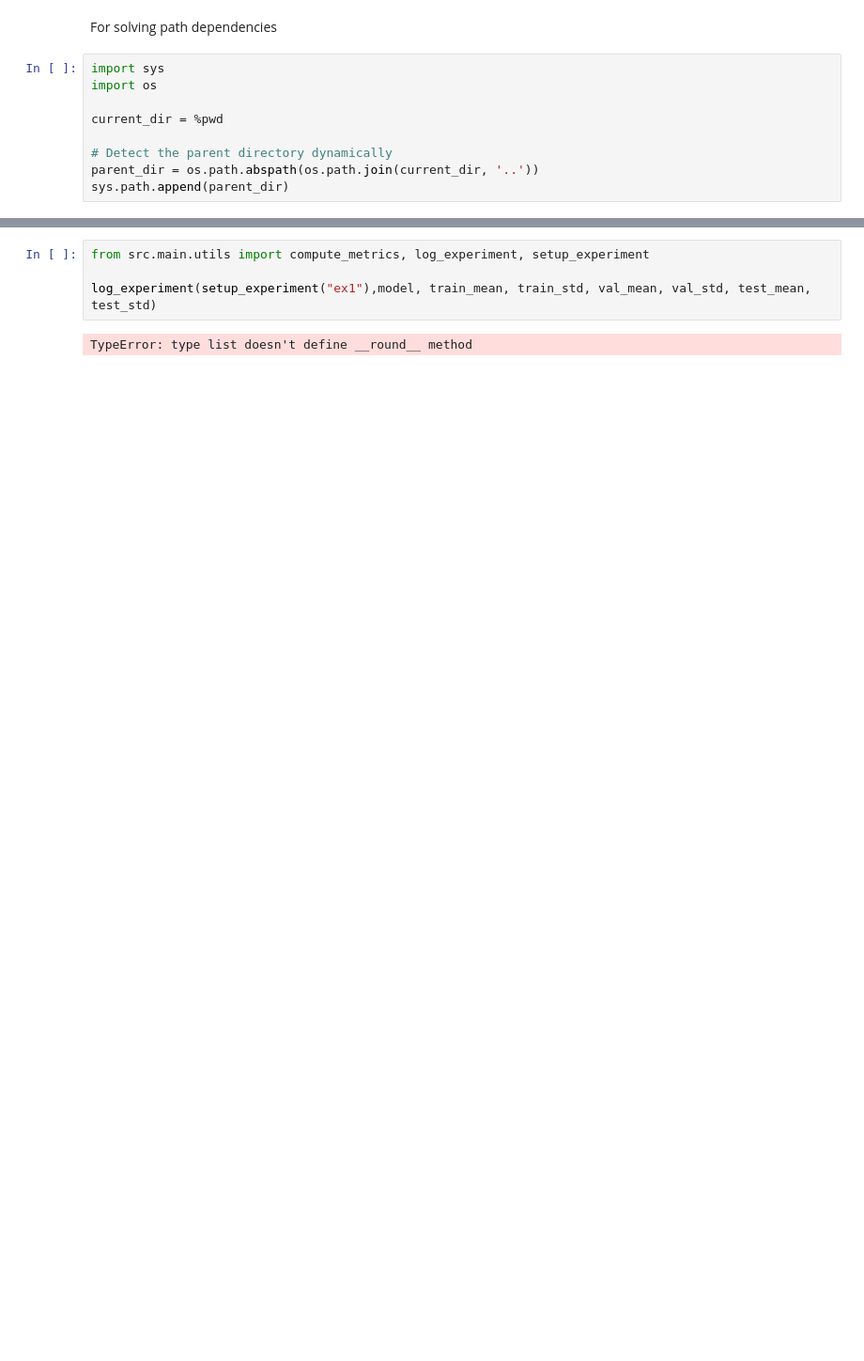
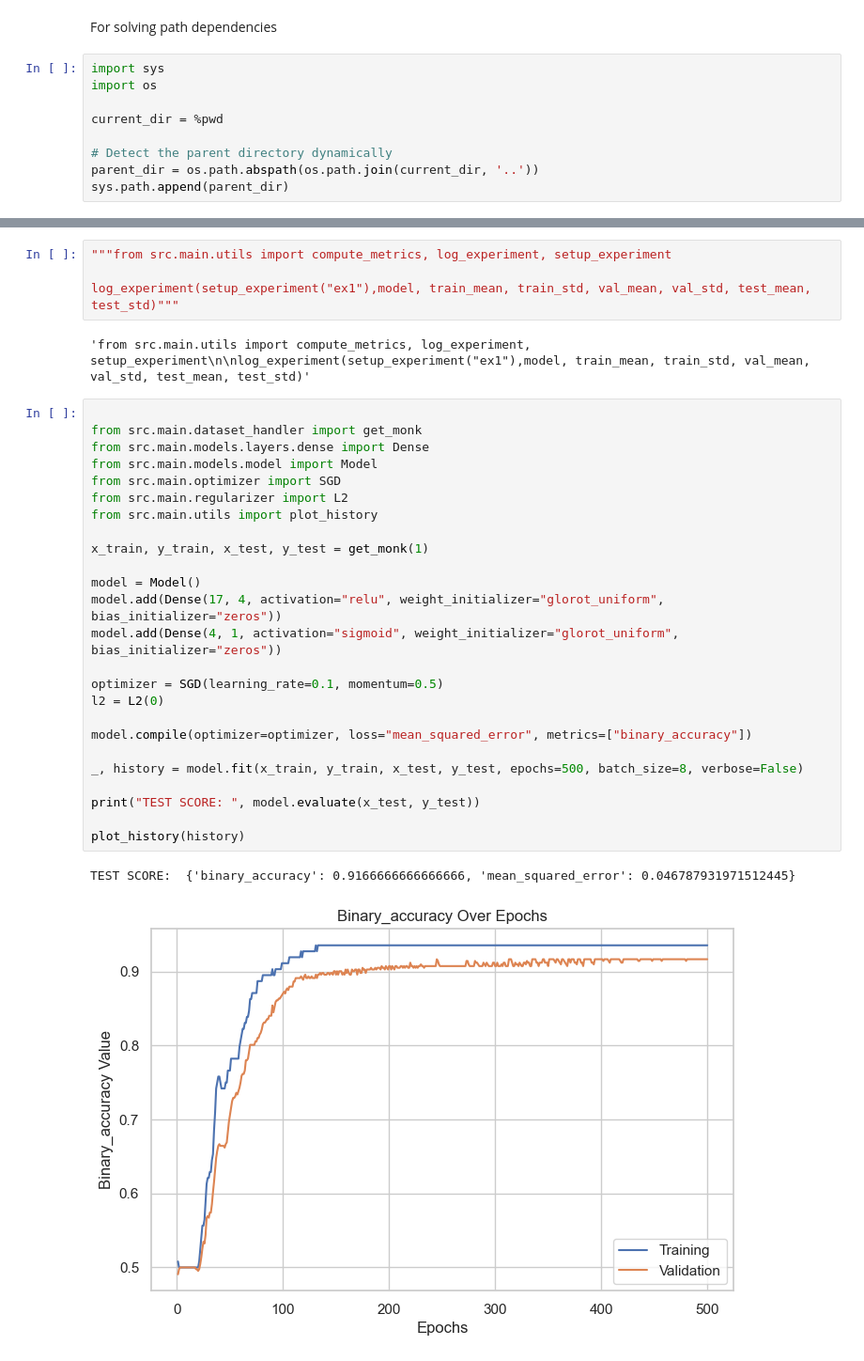
Before and after one commit to FabriDeCastelli/NeuralNetworkFundamentals, a Jupyter notebook: notebooks/executor.ipynb, the cells around one changed output, grey strips where cells are left out. Shown at 94% size. Cells and saved outputs as stored; diff of their text form; blank space fills up the shorter version.

```diff
--- a/notebooks/executor.ipynb
+++ b/notebooks/executor.ipynb
@@ -45,6 +59,34 @@ ModuleNotFoundError: No module named 'joblib'
 # %%
-from src.main.utils import compute_metrics, log_experiment, setup_experiment
+"""from src.main.utils import compute_metrics, log_experiment, setup_experiment
 
-log_experiment(setup_experiment("ex1"),model, train_mean, train_std, val_mean, val_std, test_mean, test_std)
+log_experiment(setup_experiment("ex1"),model, train_mean, train_std, val_mean, val_std, test_mean, test_std)"""
 # %% [output]
-TypeError: type list doesn't define __round__ method
+'from src.main.utils import compute_metrics, log_experiment, setup_experiment\n\nlog_experiment(setup_experiment("ex1"),model, train_mean, train_std, val_mean, val_std, test_mean, test_std)'
+# %%
+
+from src.main.dataset_handler import get_monk
+from src.main.models.layers.dense import Dense
+from src.main.models.model import Model
+from src.main.optimizer import SGD
+from src.main.regularizer import L2
+from src.main.utils import plot_history
+
+x_train, y_train, x_test, y_test = get_monk(1)
+
+model = Model()
+model.add(Dense(17, 4, activation="relu", weight_initializer="glorot_uniform", bias_initializer="zeros"))
+model.add(Dense(4, 1, activation="sigmoid", weight_initializer="glorot_uniform", bias_initializer="zeros"))
+
+optimizer = SGD(learning_rate=0.1, momentum=0.5)
+l2 = L2(0)
+
+model.compile(optimizer=optimizer, loss="mean_squared_error", metrics=["binary_accuracy"])
+
+_, history = model.fit(x_train, y_train, x_test, y_test, epochs=500, batch_size=8, verbose=False)
+
+print("TEST SCORE: ", model.evaluate(x_test, y_test))
+
+plot_history(history)
+# %% [output]
+TEST SCORE:  {'binary_accuracy': 0.9166666666666666, 'mean_squared_error': 0.046787931971512445}
+[figure, added]
```
Also changed, not shown: parts of 3 cells of this notebook, 8 other files.
